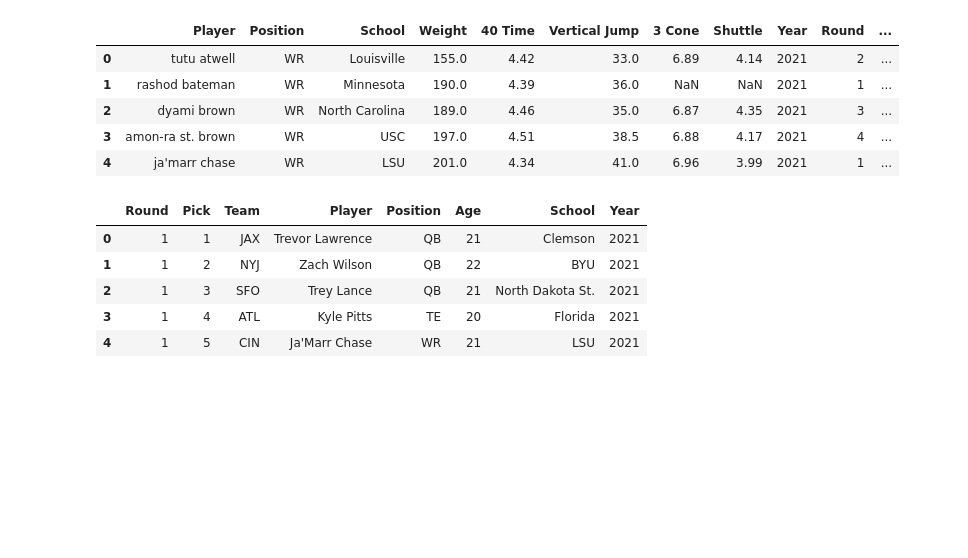
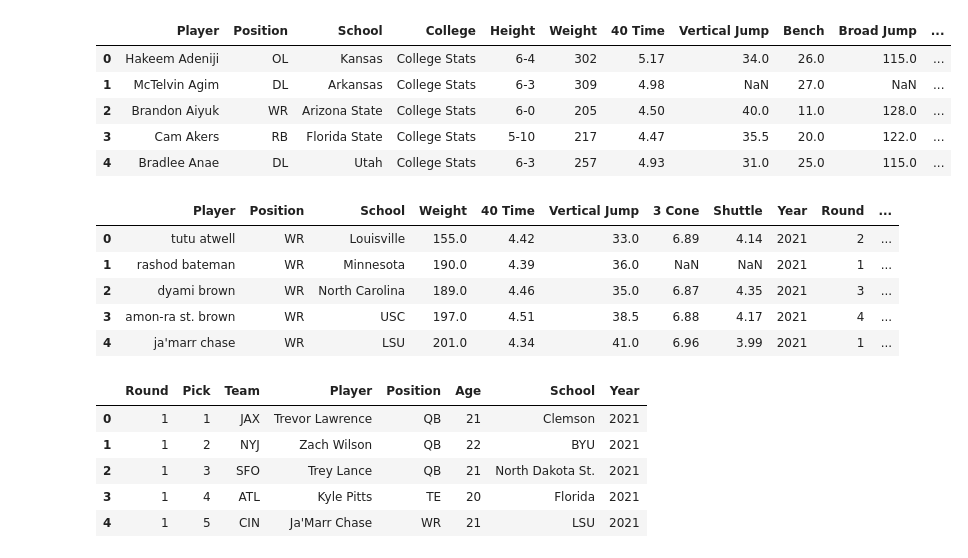
Before and after one commit to billysco/CapstoneFFProject, a Jupyter notebook: Untitled1.ipynb, the cells around one changed output. Cells and saved outputs as stored; diff of their text form; code cells hidden in the pictures; blank space fills up the shorter version.

```diff
--- a/Untitled1.ipynb
+++ b/Untitled1.ipynb
@@ -225,7 +225,15 @@ def clean_combine(combine_full, position):
 
     return combine_full
 # %%
-combine_2021 = clean_combine(combine_2021, 'WR')
+# combine_2021 = clean_combine(combine_2021, 'WR')
+combine_2020.head()
+# %% [output]
+|  | Player | Position | School | College | Height | Weight | 40 Time | Vertical Jump | Bench | Broad Jump | ... |
+| 0 | Hakeem Adeniji | OL | Kansas | College Stats | 6-4 | 302 | 5.17 | 34.0 | 26.0 | 115.0 | ... |
+| 1 | McTelvin Agim | DL | Arkansas | College Stats | 6-3 | 309 | 4.98 | NaN | 27.0 | NaN | ... |
+| 2 | Brandon Aiyuk | WR | Arizona State | College Stats | 6-0 | 205 | 4.50 | 40.0 | 11.0 | 128.0 | ... |
+| 3 | Cam Akers | RB | Florida State | College Stats | 5-10 | 217 | 4.47 | 35.5 | 20.0 | 122.0 | ... |
+| 4 | Bradlee Anae | DL | Utah | College Stats | 6-3 | 257 | 4.93 | 31.0 | 25.0 | 115.0 | ... |
 # %%
 combine_2021.head()
 # %% [output]
```
Also changed, not shown: parts of 24 cells of this notebook, 8 other files.
